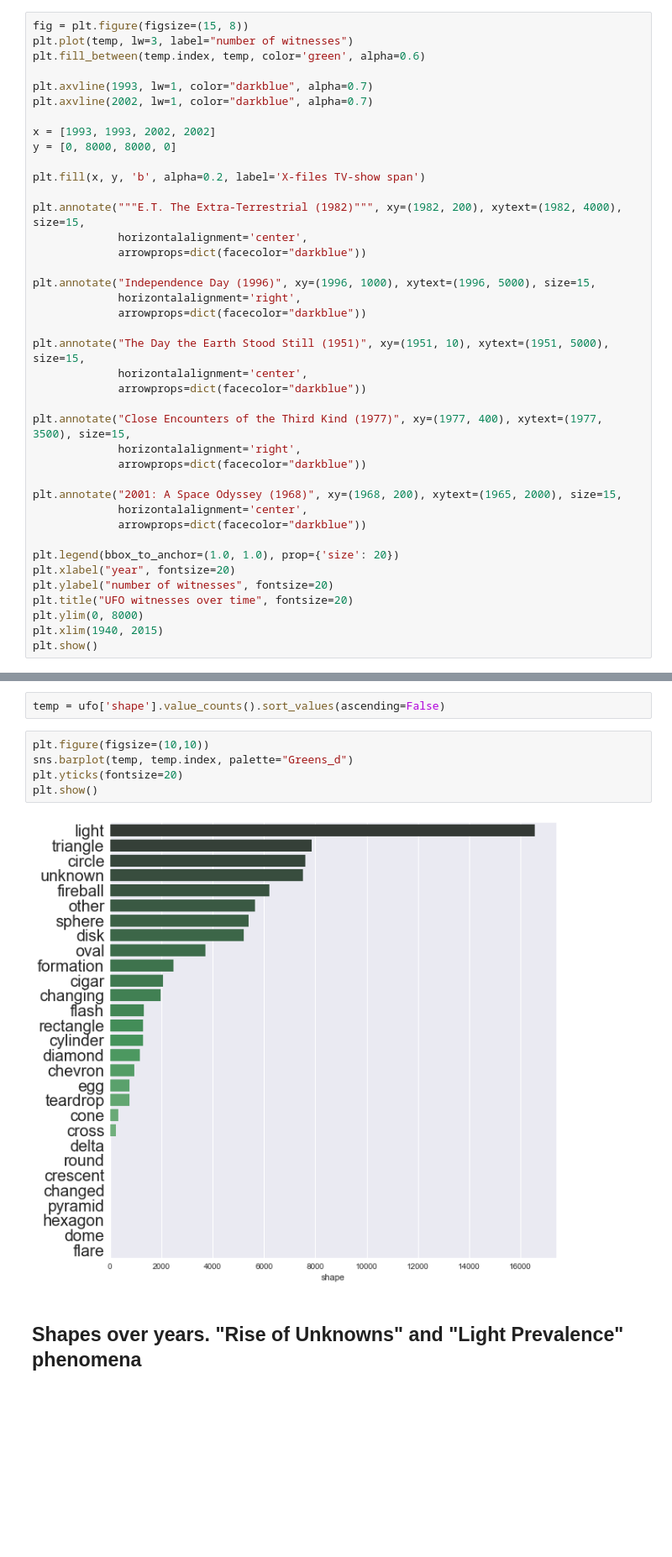
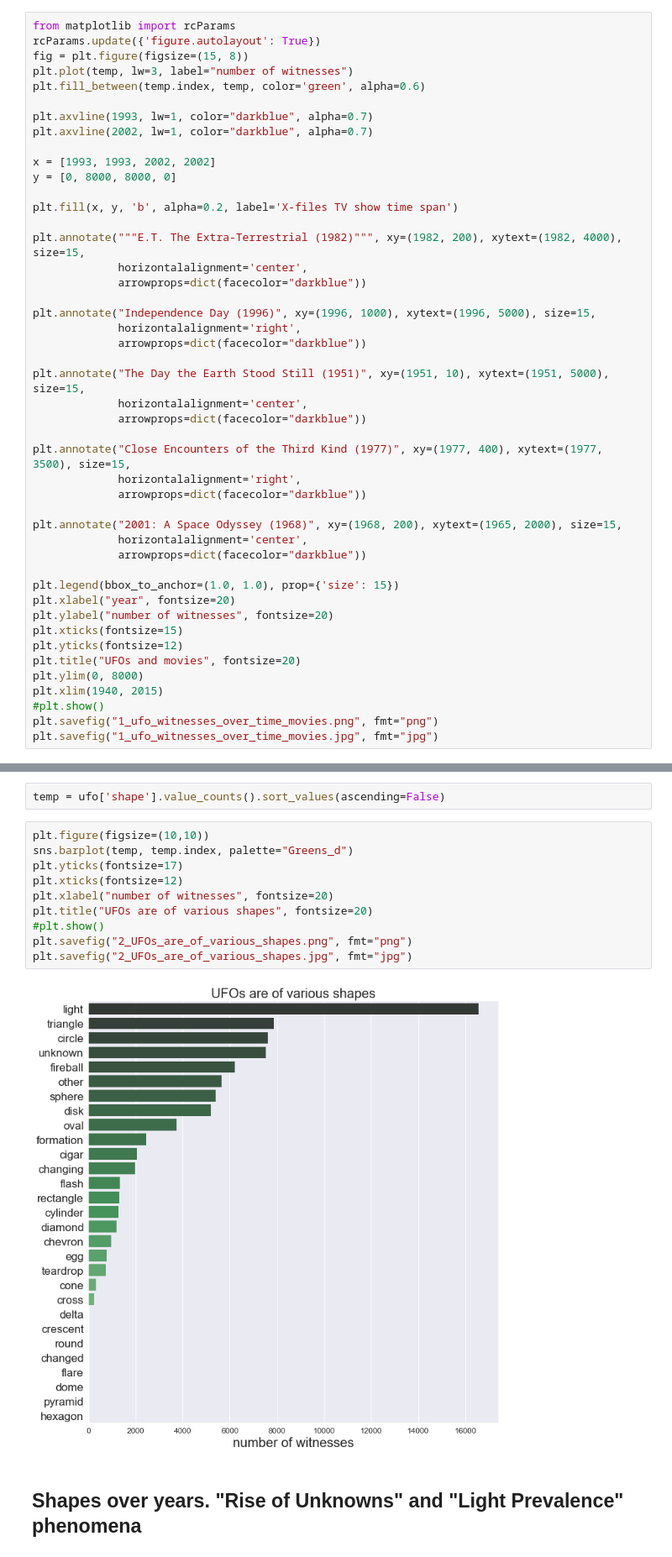
Before and after one commit to babinyurii/UFO-dataset-visualization, a Jupyter notebook: kaggle_UFO_dataset_visualization.ipynb, the cells around one changed output, grey strips where cells are left out. Shown at 84% size. Saved outputs shown, nothing was run; the diff lists cells and outputs as text; blank space fills up the shorter version.

```diff
--- a/kaggle_UFO_dataset_visualization.ipynb
+++ b/kaggle_UFO_dataset_visualization.ipynb
@@ -206,6 +209,8 @@ plt.show()
 # %% [markdown]
 the idea of annotating movies is stolen from cool notebook of  :
 # %%
+from matplotlib import rcParams
+rcParams.update({'figure.autolayout': True})
 fig = plt.figure(figsize=(15, 8))
 plt.plot(temp, lw=3, label="number of witnesses")
 plt.fill_between(temp.index, temp, color='green', alpha=0.6)
@@ -216,7 +221,7 @@ plt.axvline(2002, lw=1, color="darkblue", alpha=0.7)
 x = [1993, 1993, 2002, 2002]
 y = [0, 8000, 8000, 0]
 
-plt.fill(x, y, 'b', alpha=0.2, label='X-files TV-show span')
+plt.fill(x, y, 'b', alpha=0.2, label='X-files TV show time span')
 
 plt.annotate("""E.T. The Extra-Terrestrial (1982)""", xy=(1982, 200), xytext=(1982, 4000), size=15,
              horizontalalignment='center',
@@ -238,11 +243,15 @@ plt.annotate("2001: A Space Odyssey (1968)", xy=(1968, 200), xytext=(1965, 2000)
              horizontalalignment='center',
              arrowprops=dict(facecolor="darkblue"))
 
-plt.legend(bbox_to_anchor=(1.0, 1.0), prop={'size': 20})
+plt.legend(bbox_to_anchor=(1.0, 1.0), prop={'size': 15})
 plt.xlabel("year", fontsize=20)
 plt.ylabel("number of witnesses", fontsize=20)
-plt.title("UFO witnesses over time", fontsize=20)
+plt.xticks(fontsize=15)
+plt.yticks(fontsize=12)
+plt.title("UFOs and movies", fontsize=20)
 plt.ylim(0, 8000)
 plt.xlim(1940, 2015)
-plt.show()
+#plt.show()
+plt.savefig("1_ufo_witnesses_over_time_movies.png", fmt="png")
+plt.savefig("1_ufo_witnesses_over_time_movies.jpg", fmt="jpg")
 # %% [output]
@@ -254,10 +263,15 @@ temp = ufo['shape'].value_counts().sort_values(ascending=False)
 # %%
 plt.figure(figsize=(10,10))
 sns.barplot(temp, temp.index, palette="Greens_d")
-plt.yticks(fontsize=20)
-plt.show()
+plt.yticks(fontsize=17)
+plt.xticks(fontsize=12)
+plt.xlabel("number of witnesses", fontsize=20)
+plt.title("UFOs are of various shapes", fontsize=20)
+#plt.show()
+plt.savefig("2_UFOs_are_of_various_shapes.png", fmt="png")
+plt.savefig("2_UFOs_are_of_various_shapes.jpg", fmt="jpg")
 # %% [output]
-[figure, old version]
+[figure, new version]
 # %% [markdown]
 ## Shapes over years. "Rise of Unknowns" and "Light Prevalence" phenomena
 # %% [markdown]
```
Also changed, not shown: parts of 11 cells of this notebook.
